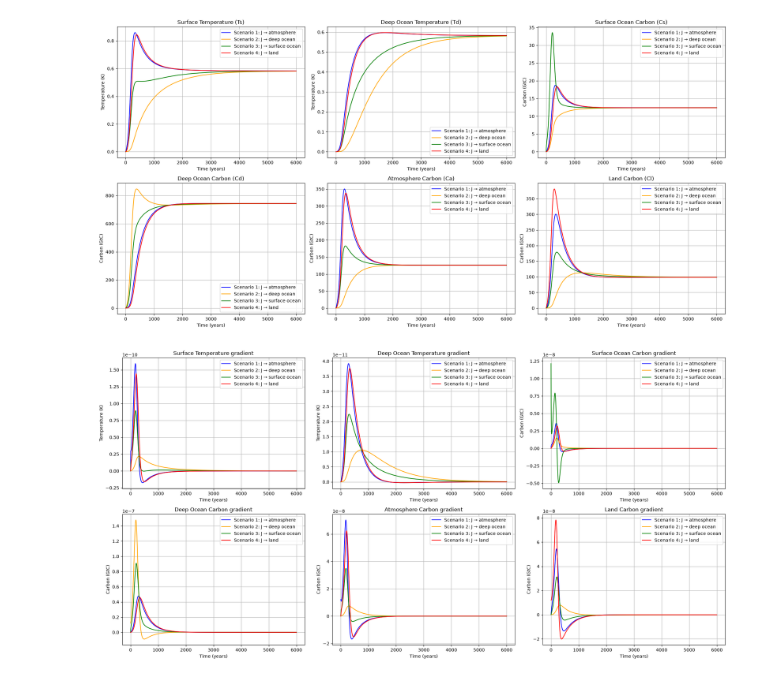
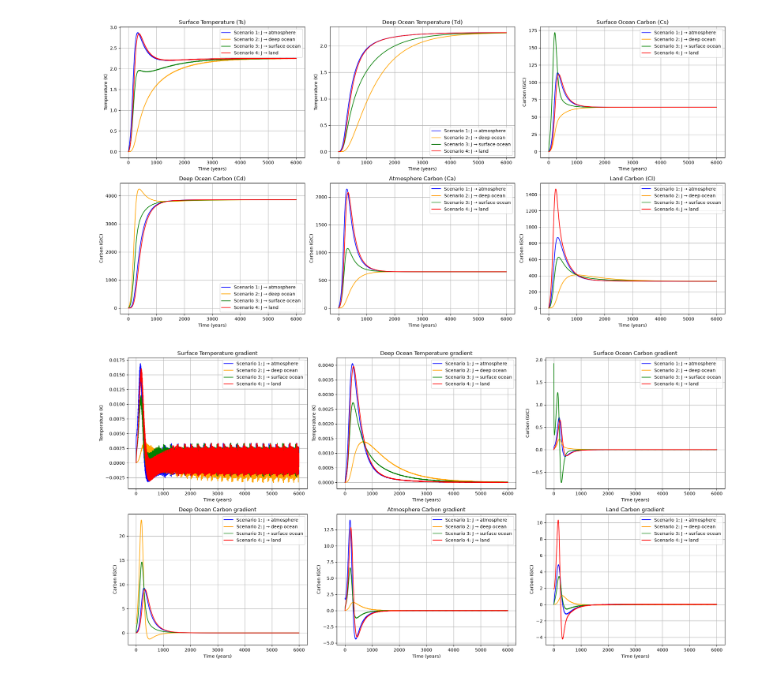
Before and after one commit to tillmrtz/intro-esm, a Jupyter notebook: notebooks/forcings_in_diff_reservoirs.ipynb, the cells around one changed output. Cells and saved outputs as stored; diff of their text form; code cells hidden in the pictures.

Commit message:
change timescales to year

```diff
--- a/notebooks/forcings_in_diff_reservoirs.ipynb
+++ b/notebooks/forcings_in_diff_reservoirs.ipynb
@@ -132,7 +145,7 @@ def box_rhs(t, y, scenario=1):
     return [dTs, dTd, dCs, dCd, dCa, dCl]
 # %%
 y_box = [0, 0, 0, 0, 0, 0]
-t = np.arange(0, 6000, 1) * year_to_seconds # time in seconds
+t = np.arange(0, 6000, 1) # time in seconds
 
 forcing = 0
 solver_kwargs = dict(method='RK45', t_eval=t, rtol=1e-8, atol=1e-10)
@@ -202,7 +215,7 @@ for sol, color, label in [
     (sol_box_s4, 'red', 'Scenario 4: J → land')
 ]:
     for i in range(sol.y.shape[0]):
-        axs[i].plot(sol.t / year_to_seconds, sol.y[i], label=label, color=color)
+        axs[i].plot(sol.t, sol.y[i], label=label, color=color)
 
 for i, ax in enumerate(axs):
     ax.set_xlabel('Time (years)')
@@ -213,33 +226,33 @@ for i, ax in enumerate(axs):
 
 plt.tight_layout()
 # %% [output]
-[figure, old version]
+[figure, new version]
 # %%
 fig, axs = plt.subplots(2, 3, figsize=(20, 10))
 axs = axs.flatten()
 
 titles = [
     'Surface Temperature gradient', 'Deep Ocean Temperature gradient',
     'Surface Ocean Carbon gradient', 'Deep Ocean Carbon gradient',
     'Atmosphere Carbon gradient', 'Land Carbon gradient'
 ]
 ylabels = ['Temperature (K)', 'Temperature (K)', 'Carbon (GtC)', 'Carbon (GtC)', 'Carbon (GtC)', 'Carbon (GtC)']
 
 for sol, grad, color, label in [
     (sol_box_s1, grad_s1, 'blue',   'Scenario 1: J → atmosphere'),
     (sol_box_s2, grad_s2, 'orange', 'Scenario 2: J → deep ocean'),
     (sol_box_s3, grad_s3, 'green',  'Scenario 3: J → surface ocean'),
     (sol_box_s4, grad_s4, 'red',    'Scenario 4: J → land')
 ]:
     for i in range(grad.shape[0]):
-        axs[i].plot(sol.t / year_to_seconds, grad[i], label=label, color=color)
+        axs[i].plot(sol.t, grad[i], label=label, color=color)
 for i, ax in enumerate(axs):
     ax.set_xlabel('Time (years)')
     ax.set_ylabel(ylabels[i])
     ax.set_title(titles[i])
     ax.grid()
     ax.legend()
 
 plt.tight_layout()
 # %% [output]
-[figure, old version]
+[figure, new version]
```
Also changed, not shown: parts of 1 cell of this notebook.
